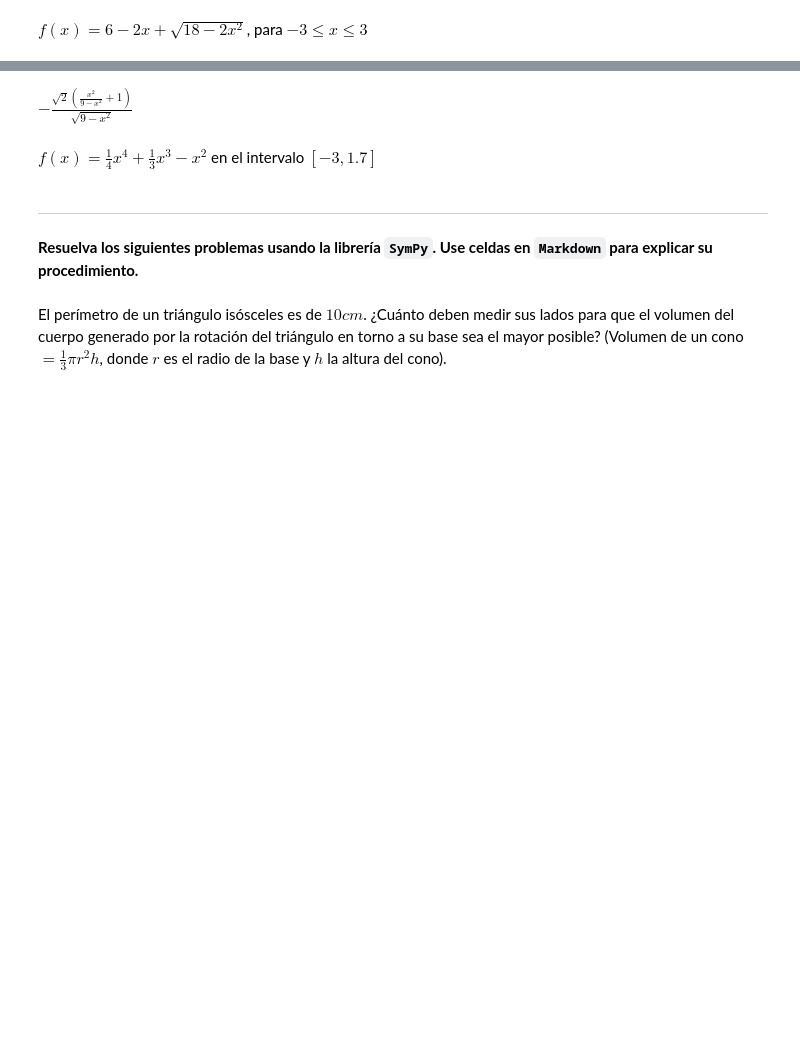
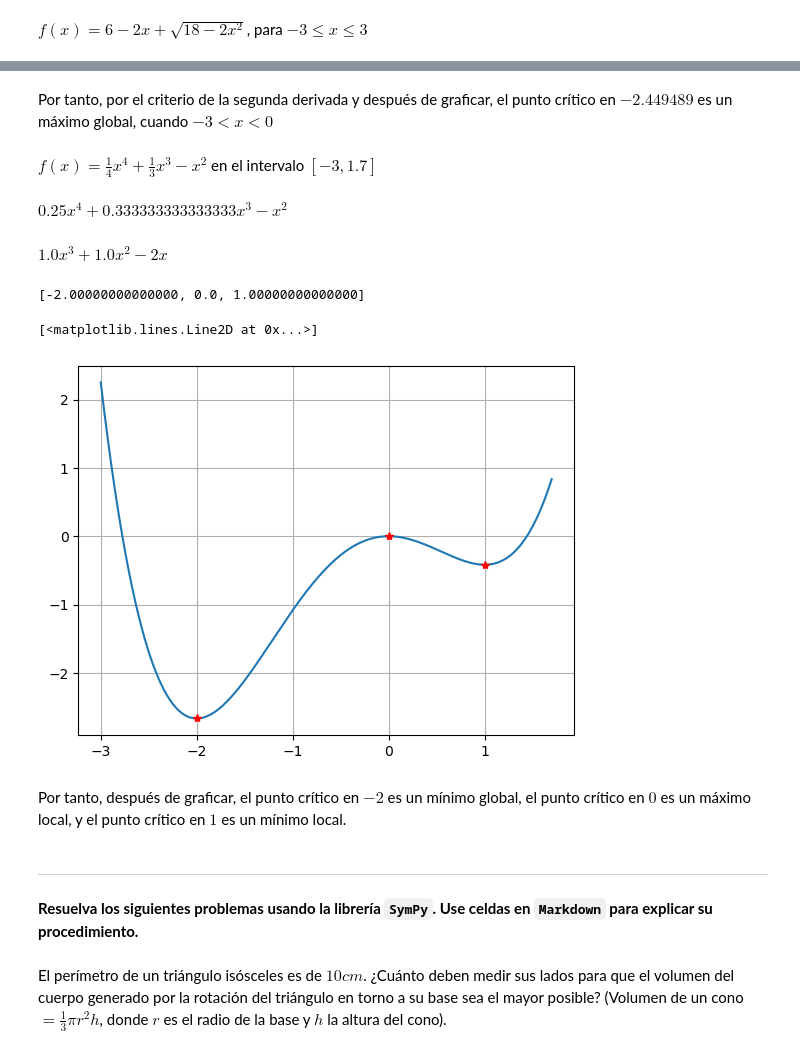
Before and after one commit to DPastranaV/A02, a Jupyter notebook: A02 - Sympy.ipynb, the cells around one changed output, grey strips where cells are left out. Cells and saved outputs as stored; diff of their text form; code cells hidden in the pictures; blank space fills up the shorter version.

```diff
--- a/A02 - Sympy.ipynb
+++ b/A02 - Sympy.ipynb
@@ -157,9 +132,40 @@ $\displaystyle - \frac{4 x^{2}}{\left(18 - 2 x^{2}\right)^{\frac{3}{2}}} - \frac
-# %%
-sp.diff(f(x), x, 2)
-# %% [output]
-$\displaystyle - \frac{\sqrt{2} \left(\frac{x^{2}}{9 - x^{2}} + 1\right)}{\sqrt{9 - x^{2}}}$
+# %% [markdown]
+Por tanto, por el criterio de la segunda derivada y después de graficar, el punto crítico en  $-2.449489$   es un máximo global, cuando   $-3 < x < 0$
 # %% [markdown]
 $f(x)=\frac{1}{4}x^4+\frac{1}{3}x^3-x^2$ en el intervalo $[-3,1.7]$
+# %%
+sp.var("x")
+def f(x) :
+    return 1/4*x**4 + 1/3*x**3 - x**2
+
+f(x)
+# %% [output]
+$\displaystyle 0.25 x^{4} + 0.333333333333333 x^{3} - x^{2}$
+# %%
+df = sp.diff(f(x), x)
+df
+# %% [output]
+$\displaystyle 1.0 x^{3} + 1.0 x^{2} - 2 x$
+# %%
+pc = sp.solve(df, x)
+pc
+# %% [output]
+[-2.00000000000000, 0.0, 1.00000000000000]
+# %%
+xn = np.linspace(-3, 1.7, 1000)
+yn = f(xn)
+
+plt.figure()
+plt.plot(xn, yn)
+plt.grid()
+plt.plot(pc[0], f(pc[0]), "*r")
+plt.plot(pc[1], f(pc[1]), "*r")
+plt.plot(pc[2], f(pc[2]), "*r")
+# %% [output]
+[<matplotlib.lines.Line2D at 0x...>]
+[figure, added]
+# %% [markdown]
+Por tanto, después de graficar, el punto crítico en $-2$ es un mínimo global, el punto crítico en $0$ es un máximo local, y el punto crítico en $1$ es un mínimo local.
 # %% [markdown]
 ---
 **Resuelva los siguientes problemas usando la librería `SymPy`. Use celdas en `Markdown` para explicar su procedimiento.**
```
Also changed, not shown: parts of 33 cells of this notebook.
